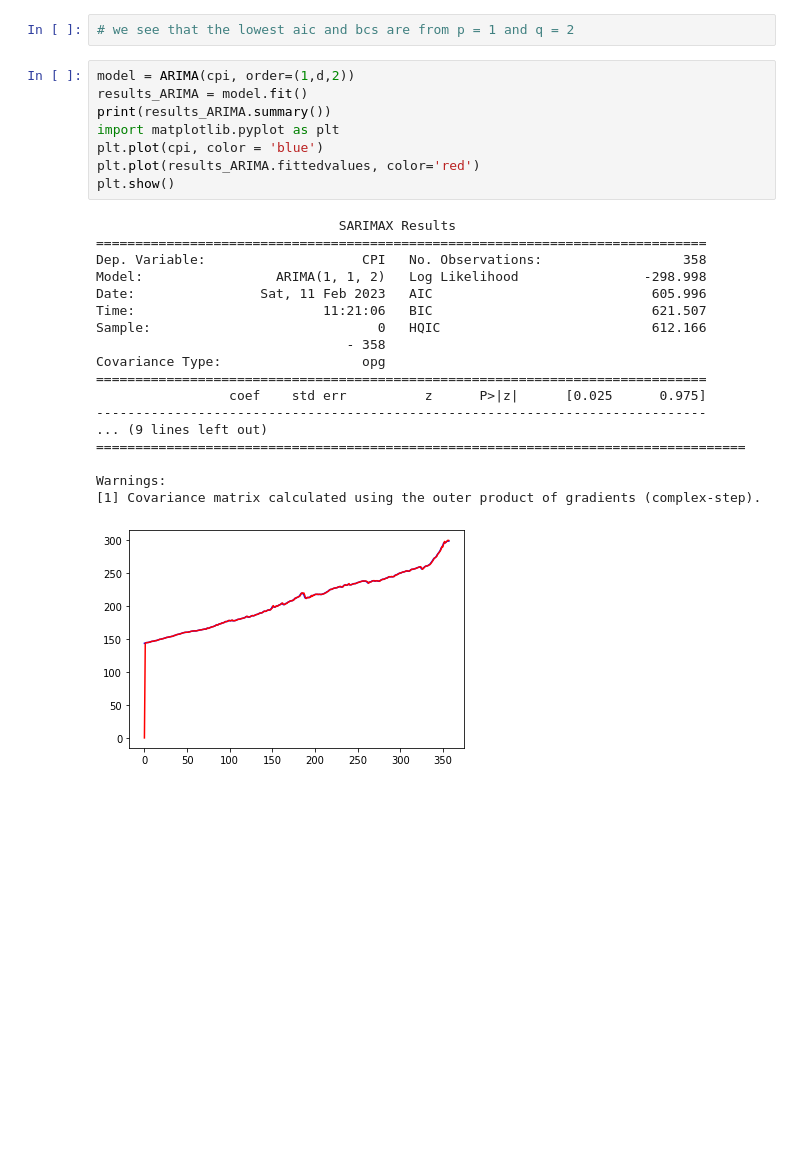
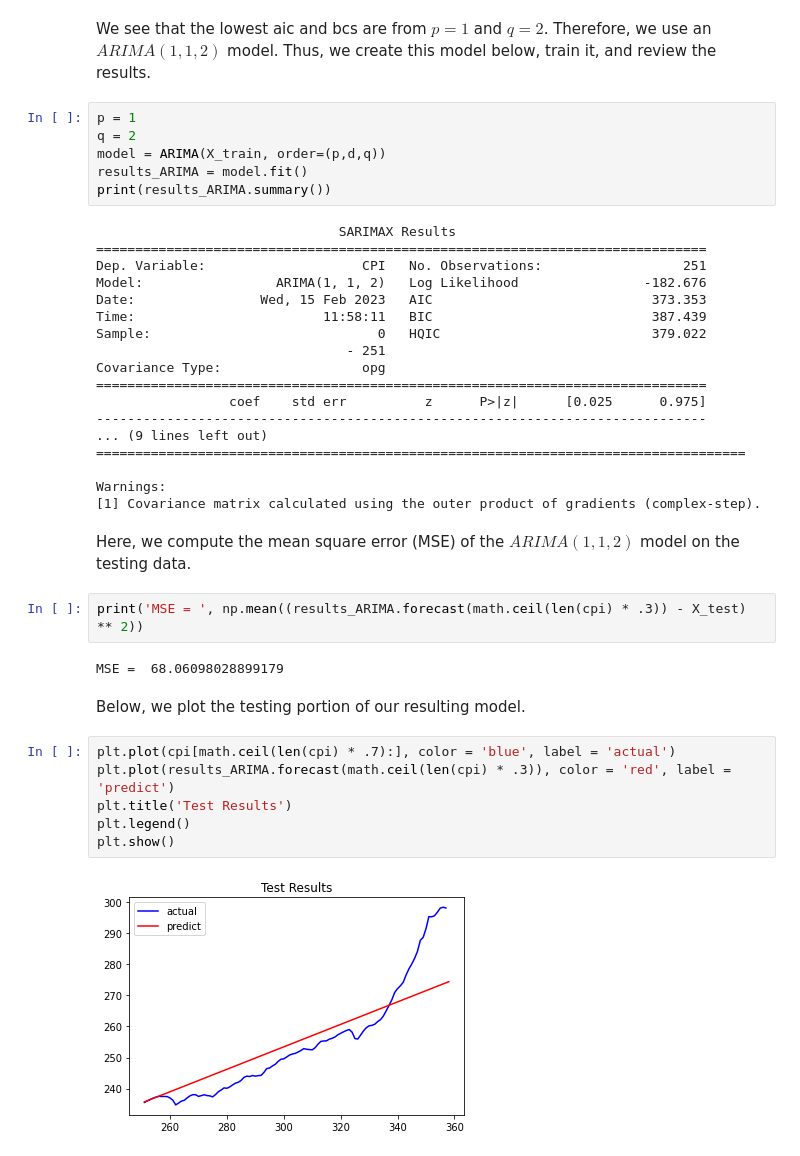
Before and after one commit to fimiller/ds3010project, a Jupyter notebook: arima.ipynb, the cells around one changed output. Cells and saved outputs as stored; diff of their text form; blank space fills up the shorter version.

```diff
--- a/arima.ipynb
+++ b/arima.ipynb
@@ -59,22 +87,20 @@ bic =  626.2915567287481
-# %%
-# we see that the lowest aic and bcs are from p = 1 and q = 2
+# %% [markdown]
+We see that the lowest aic and bcs are from $p = 1$ and $q = 2$. Therefore, we use an $ARIMA(1,1,2)$ model. Thus, we create this model below, train it, and review the results.
 # %%
-model = ARIMA(cpi, order=(1,d,2))
+p = 1
+q = 2
+model = ARIMA(X_train, order=(p,d,q))
 results_ARIMA = model.fit()
 print(results_ARIMA.summary())
-import matplotlib.pyplot as plt
-plt.plot(cpi, color = 'blue')
-plt.plot(results_ARIMA.fittedvalues, color='red')
-plt.show()
 # %% [output]
                                SARIMAX Results
 ==============================================================================
-Dep. Variable:                    CPI   No. Observations:                  358
-Model:                 ARIMA(1, 1, 2)   Log Likelihood                -298.998
-Date:                Sat, 11 Feb 2023   AIC                            605.996
-Time:                        11:21:06   BIC                            621.507
-Sample:                             0   HQIC                           612.166
-                                - 358
+Dep. Variable:                    CPI   No. Observations:                  251
+Model:                 ARIMA(1, 1, 2)   Log Likelihood                -182.676
+Date:                Wed, 15 Feb 2023   AIC                            373.353
+Time:                        11:58:11   BIC                            387.439
+Sample:                             0   HQIC                           379.022
+                                - 251
 Covariance Type:                  opg
 ==============================================================================
                  coef    std err          z      P>|z|      [0.025      0.975]
@@ -84,4 +110,19 @@ Covariance Type:                  opg
 
 Warnings:
 [1] Covariance matrix calculated using the outer product of gradients (complex-step).
-[figure, removed]
+# %% [markdown]
+Here, we compute the mean square error (MSE) of the $ARIMA(1,1,2)$ model on the testing data.
+# %%
+print('MSE = ', np.mean((results_ARIMA.forecast(math.ceil(len(cpi) * .3)) - X_test) ** 2))
+# %% [output]
+MSE =  68.06098028899179
+# %% [markdown]
+Below, we plot the testing portion of our resulting model.
+# %%
+plt.plot(cpi[math.ceil(len(cpi) * .7):], color = 'blue', label = 'actual')
+plt.plot(results_ARIMA.forecast(math.ceil(len(cpi) * .3)), color = 'red', label = 'predict')
+plt.title('Test Results')
+plt.legend()
+plt.show()
+# %% [output]
+[figure, added]
```
Also changed, not shown: parts of 14 cells of this notebook.
